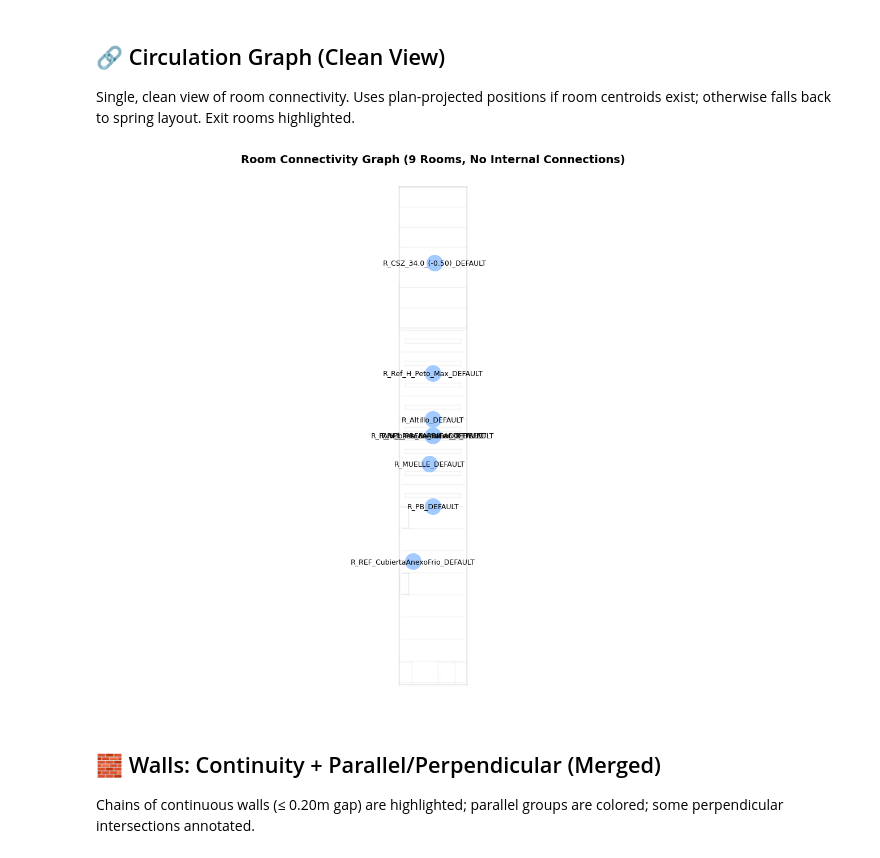
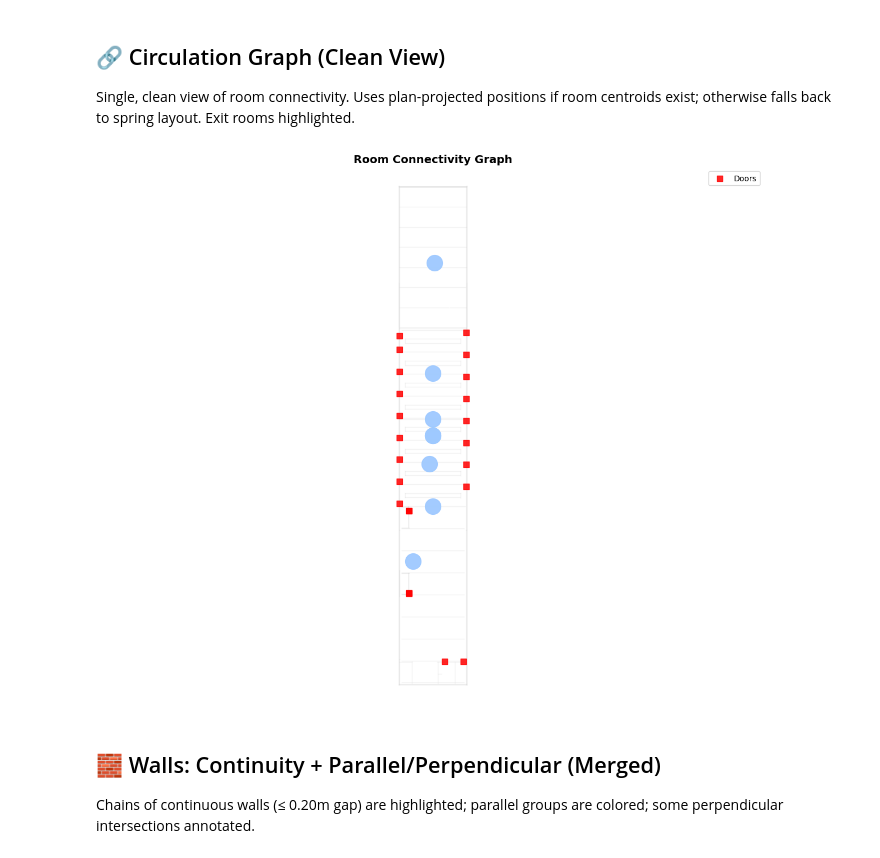
Before and after one commit to RaulAdSe/aec-agent, a Jupyter notebook: notebooks/02_calculations_simple.ipynb, the cells around one changed output. Drawn from its saved outputs; the diff is of its cells as text; code cells hidden in the pictures.

Commit message:
notebook: overlay doors on plan-based connectivity graph; exits highlighted; consistent z-ordering

```diff
--- a/notebooks/02_calculations_simple.ipynb
+++ b/notebooks/02_calculations_simple.ipynb
@@ -325,37 +325,70 @@ for w in all_walls:
 # Draw edges (if any)
 if G_sub.number_of_edges() > 0:
     edge_coll = nx.draw_networkx_edges(G_sub, pos, ax=ax, edge_color='gray', alpha=0.6, width=1.0)
     if edge_coll is not None:
         edge_coll.set_zorder(2)
 
 # Draw nodes
 regular_nodes = [n for n in nodes_to_plot if n not in exit_nodes]
 exit_nodes_list = [n for n in nodes_to_plot if n in exit_nodes]
 
 if regular_nodes:
     nodes_reg = nx.draw_networkx_nodes(G_sub, pos, nodelist=regular_nodes, node_color='#9ec9ff',
                                       node_size=400, alpha=0.95, ax=ax)
     if nodes_reg is not None:
         nodes_reg.set_zorder(3)
 
 if exit_nodes_list:
     nodes_exit = nx.draw_networkx_nodes(G_sub, pos, nodelist=exit_nodes_list, node_color='#ff6b6b',
                                        node_size=480, alpha=0.95, ax=ax)
     if nodes_exit is not None:
         nodes_exit.set_zorder(4)
 
+# Overlay doors (scaled); emergency exits highlighted
+door_xy = []
+door_xy_exit = []
+for level in loader.levels:
+    for d in level.get('doors', []) or []:
+        p = d.get('position') or {}
+        if 'x' in p and 'y' in p:
+            x, y = p['x'] * PLAN_SCALE, p['y'] * PLAN_SCALE
+            if d.get('is_emergency_exit', False):
+                door_xy_exit.append((x, y))
+            else:
+                door_xy.append((x, y))
+
+if door_xy:
+    dx, dy = zip(*door_xy)
+    ax.scatter(dx, dy, c='red', s=50, marker='s', alpha=0.85, label='Doors', zorder=5)
+
+if door_xy_exit:
+    dx2, dy2 = zip(*door_xy_exit)
+    ax.scatter(dx2, dy2, c='#2ecc71', s=70, marker='s', alpha=0.95, label='Emergency exits', zorder=6)
+
+# Optional: small label for a few doors
+# from itertools import islice
+# for level in loader.levels:
+#     for d in islice((level.get('doors',[]) or []), 0, 5):
+#         p = d.get('position') or {}
+#         if 'x' in p and 'y' in p:
+#             ax.annotate(d.get('id',''), (p['x']*PLAN_SCALE, p['y']*PLAN_SCALE),
+#                         xytext=(4,4), textcoords='offset points', fontsize=7,
+#                         bbox=dict(boxstyle='round,pad=0.15', fc='white', alpha=0.7), zorder=7)
+
+ax.legend(loc='upper right')
+
 # Labels
-labels = {n: n.replace('room_', '') for n in nodes_to_plot}
-nx.draw_networkx_labels(G_sub, pos, labels=labels, font_size=9, ax=ax)
+# labels = {n: n.replace('room_', '') for n in nodes_to_plot}
+# nx.draw_networkx_labels(G_sub, pos, labels=labels, font_size=9, ax=ax)
 
-ax.set_title('Room Connectivity Graph (9 Rooms, No Internal Connections)', fontweight='bold', fontsize=14)
+ax.set_title('Room Connectivity Graph', fontweight='bold', fontsize=14)
 ax.set_aspect('equal', adjustable='datalim')
 ax.axis('off')
 
 plt.tight_layout()
 plt.show()
 # %% [output]
-[figure, old version]
+[figure, new version]
 # %% [markdown]
 ## 🧱 Walls: Continuity + Parallel/Perpendicular (Merged)
 Chains of continuous walls (≤ 0.20m gap) are highlighted; parallel groups are colored; some perpendicular intersections annotated.
```
Also changed, not shown: parts of 1 cell of this notebook.
